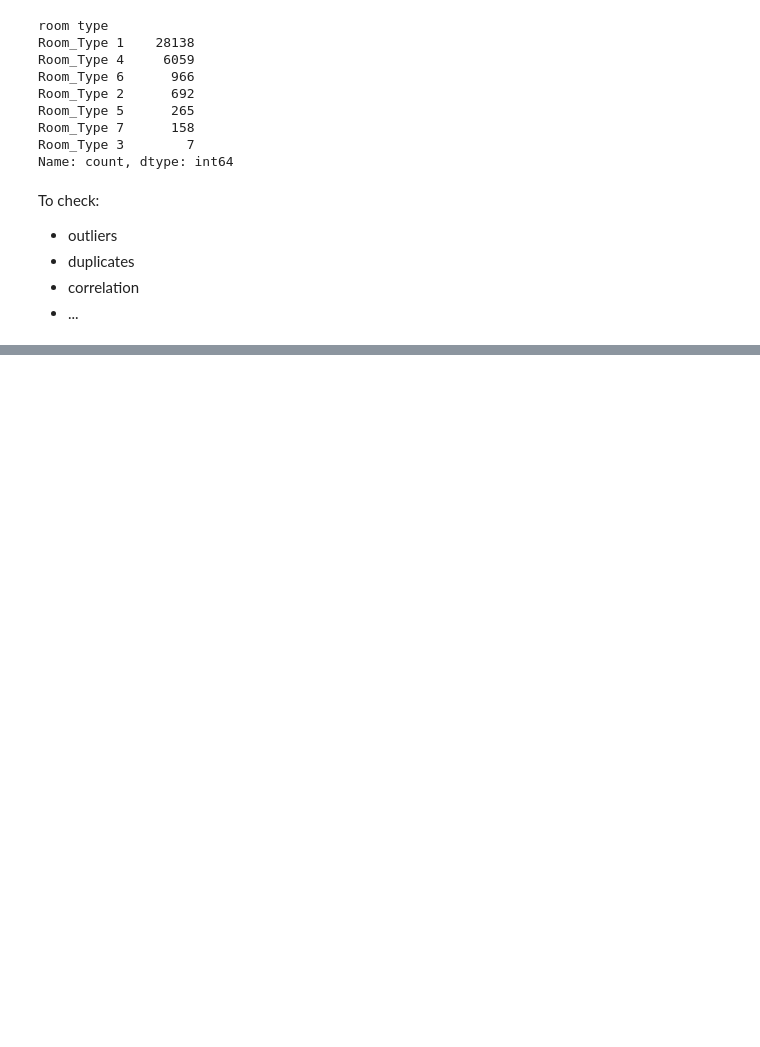
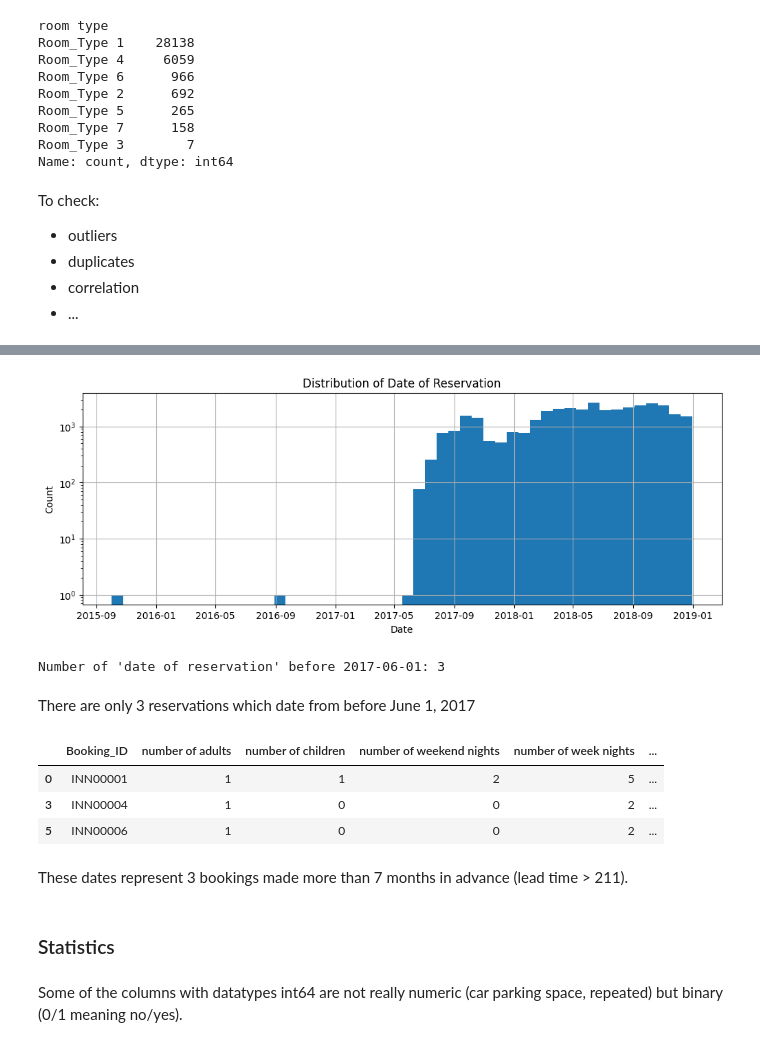
Before and after one commit to liza-no/MLOps_project, a Jupyter notebook: project_mlops/notebooks/Data Exploration.ipynb, the cells around one changed output, grey strips where cells are left out. Cells and saved outputs as stored; diff of their text form; code cells hidden in the pictures; blank space fills up the shorter version.

```diff
--- a/project_mlops/notebooks/Data Exploration.ipynb
+++ b/project_mlops/notebooks/Data Exploration.ipynb
@@ -112,0 +232,31 @@ To check:
+# %%
+# plotting histogram of reservation dates on log-scale to see very old dates with few reservations
+plt.figure(figsize=(12,4))
+plt.yscale("log")
+df['date of reservation'].hist(bins=50)
+plt.title("Distribution of Date of Reservation")
+plt.xlabel("Date")
+plt.ylabel("Count")
+plt.show()
+# %% [output]
+[figure, added]
+# %%
+outliers_dates = (df['date of reservation'] < pd.Timestamp('2017-06-01')).sum()
+print(f"Number of 'date of reservation' before 2017-06-01: {outliers_dates}")
+# %% [output]
+Number of 'date of reservation' before 2017-06-01: 3
+# %% [markdown]
+There are only 3 reservations which date from before June 1, 2017
+# %%
+df.loc[df['date of reservation'] < pd.Timestamp('2017-06-01')]
+# %% [output]
+|  | Booking_ID | number of adults | number of children | number of weekend nights | number of week nights | ... |
+| 0 | INN00001 | 1 | 1 | 2 | 5 | ... |
+| 3 | INN00004 | 1 | 0 | 0 | 2 | ... |
+| 5 | INN00006 | 1 | 0 | 0 | 2 | ... |
+# %% [markdown]
+These dates represent 3 bookings made more than 7 months in advance (lead time > 211).
+# %% [markdown]
+### Statistics
+# %% [markdown]
+Some of the columns with datatypes int64 are not really numeric (car parking space, repeated) but binary (0/1 meaning no/yes).
```
Also changed, not shown: parts of 41 cells of this notebook.
